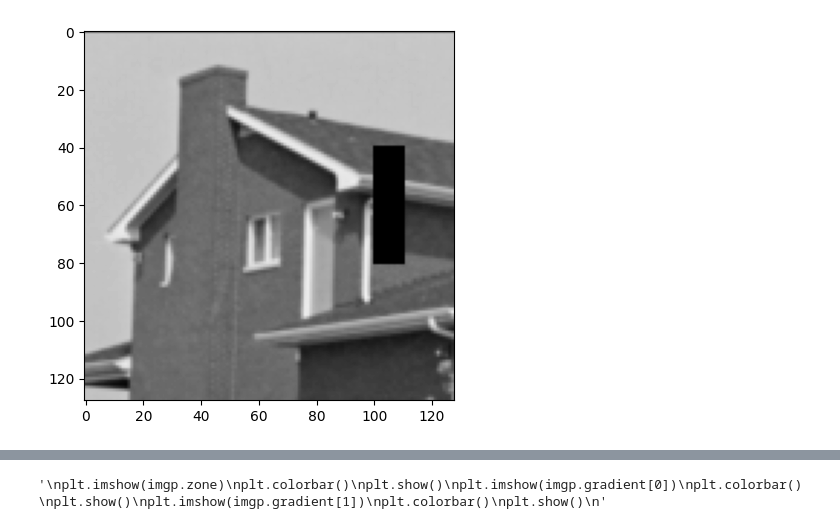
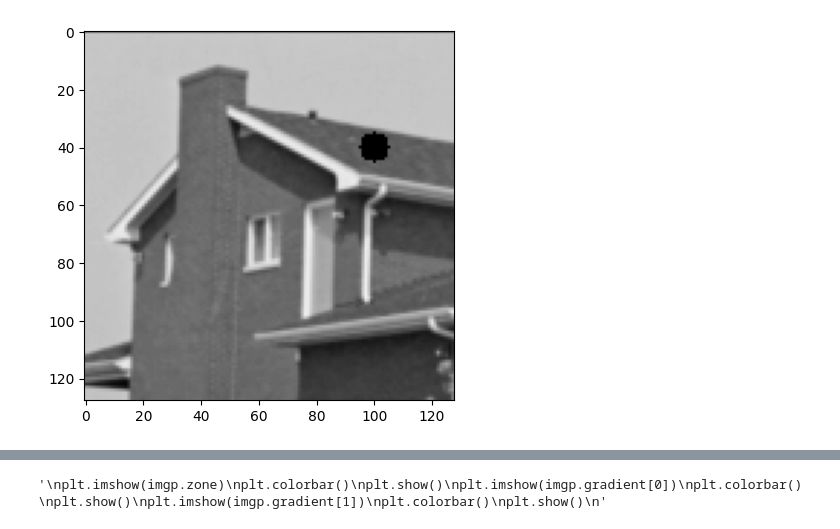
Before and after one commit to clementgilli/inpainting, a Jupyter notebook: worksheet.ipynb, the cells around one changed output, grey strips where cells are left out. Saved outputs shown, nothing was run; the diff lists cells and outputs as text; code cells hidden in the pictures.

```diff
--- a/worksheet.ipynb
+++ b/worksheet.ipynb
@@ -4,8 +4,9 @@ from utilities import *
 # %%
 imgp = PatchedImage("images/maison-petit.tif",4)
 masque = masque_carre((40,100),(80,110),imgp.img.shape)
+masque = masque_circulaire((40,100),5,imgp.img.shape)
 imgp.set_masque(leaf_size=128,draw=False,masque=masque)
 imgp.set_priorities()
 imgp.show_img()
 # %% [output]
-[figure, old version]
+[figure, new version]
```
Also changed, not shown: parts of 3 cells of this notebook, 1 other file.
